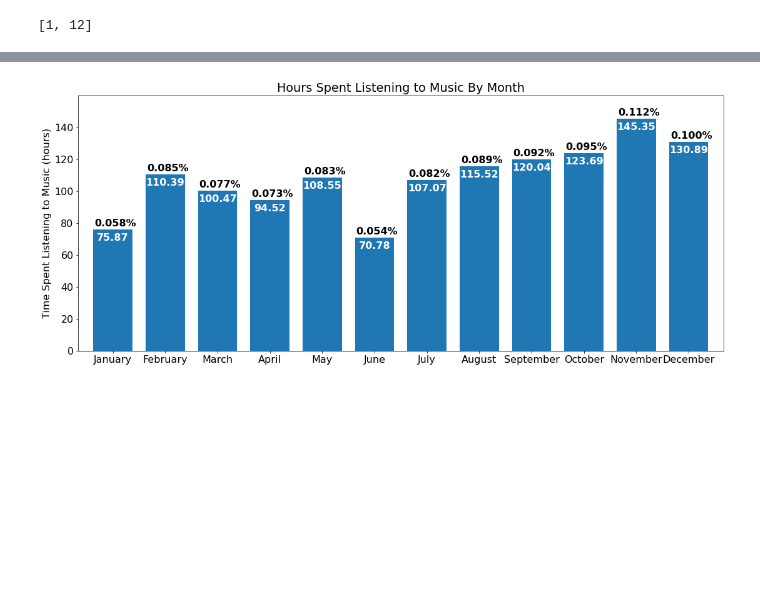
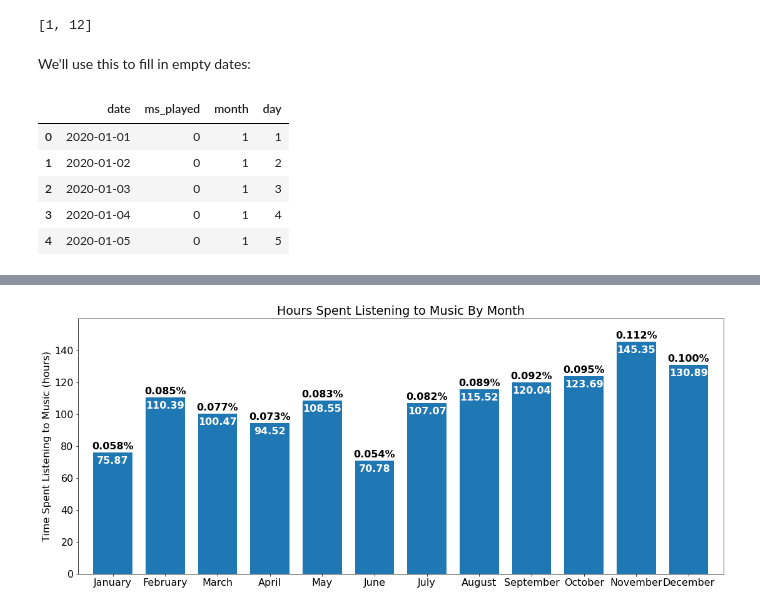
Before and after one commit to justinro-underscore/SpotifyDataAnalysis, a Jupyter notebook: SpotifyDataAnalysis.ipynb, the cells around one changed output, grey strips where cells are left out. Saved outputs shown, nothing was run; the diff lists cells and outputs as text; code cells hidden in the pictures; blank space fills up the shorter version.

```diff
--- a/SpotifyDataAnalysis.ipynb
+++ b/SpotifyDataAnalysis.ipynb
@@ -187,6 +187,27 @@ month_range = [complete_streaming_history_df["month"].min(), complete_streaming_
 month_range
 # %% [output]
 [1, 12]
+# %% [markdown]
+We'll use this to fill in empty dates:
+# %%
+thirty_one_day_months = [1, 3, 5, 7, 8, 10, 12]
+full_year_arr = [["2020-{:02}-{:02}".format(month, day), 0, int(month), int(day)]
+                 for month in range(1, 13)
+                 for day in range(1, 32 if month in thirty_one_day_months else 31 if month != 2 else 30)]
+full_year_df = pd.DataFrame(full_year_arr, columns=["date", "ms_played", "month", "day"])
+full_year_df = full_year_df[full_year_df["date"] >= "2020-{:02}-01".format(month_range[0])]
+if month_range[1] < 12:
+    full_year_df = full_year_df[full_year_df["date"] < "2020-{:02}-01".format(month_range[1] + 1)]
+full_year_df = full_year_df.reset_index(drop=True)
+
+full_year_df.head()
+# %% [output]
+|  | date | ms_played | month | day |
+| 0 | 2020-01-01 | 0 | 1 | 1 |
+| 1 | 2020-01-02 | 0 | 1 | 2 |
+| 2 | 2020-01-03 | 0 | 1 | 3 |
+| 3 | 2020-01-04 | 0 | 1 | 4 |
+| 4 | 2020-01-05 | 0 | 1 | 5 |
 # %%
 def show_minutes_spent_listening_to_music_by_day(data):
     plt.plot(data[:,0], data[:,1])
```
Also changed, not shown: parts of 6 cells of this notebook.
